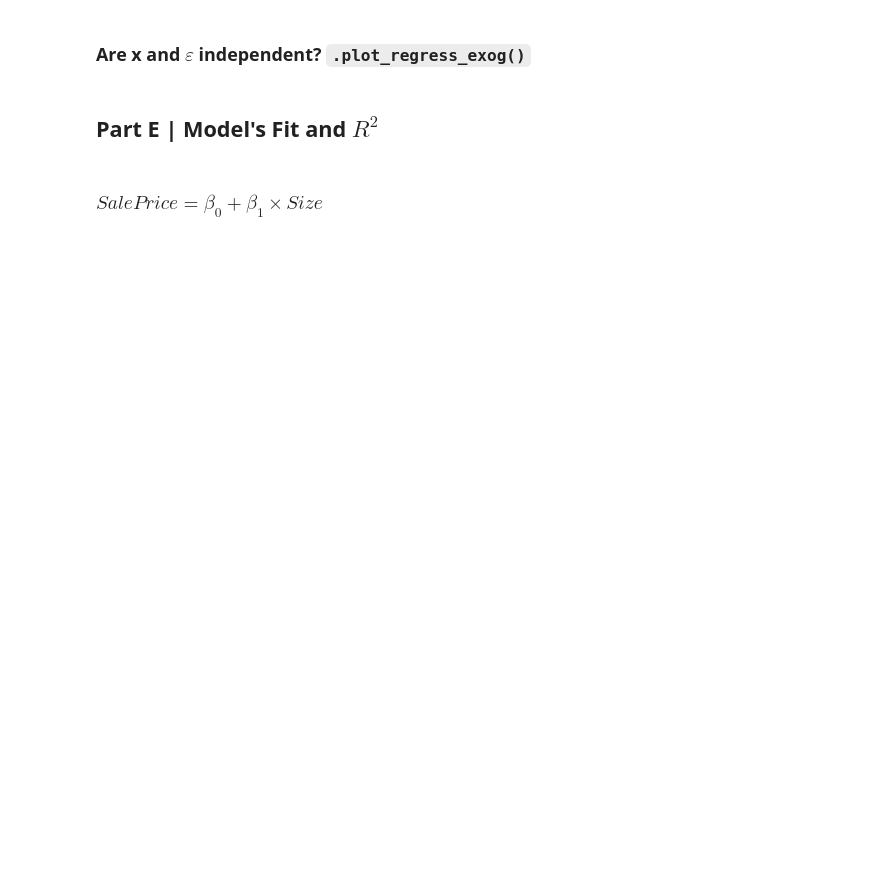
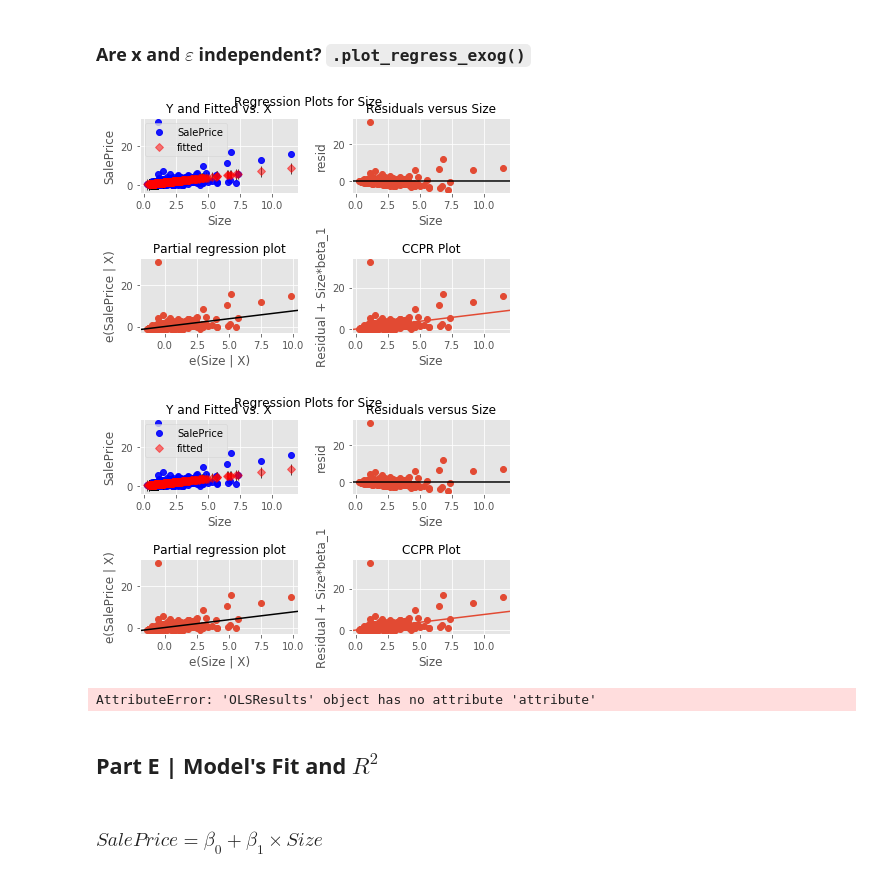
Before and after one commit to gummyz71/DS-SF-36, a Jupyter notebook: classes/08/notebooks/codealong-08-linear-regression-starter-code.ipynb, the cells around one changed output. Cells and saved outputs as stored; diff of their text form; code cells hidden in the pictures; blank space fills up the shorter version.

```diff
--- a/classes/08/notebooks/codealong-08-linear-regression-starter-code.ipynb
+++ b/classes/08/notebooks/codealong-08-linear-regression-starter-code.ipynb
@@ -204,3 +437,13 @@ model = smf.ols(formula = 'SalePrice ~ Size', data = df).fit()
+# %%
+import statsmodels
+statsmodels.graphics.regressionplots.plot_regress_exog(model ,'Size')
+# %% [output]
+[figure, added]
+[figure, added]
+# %%
+model
+# %% [output]
+AttributeError: 'OLSResults' object has no attribute 'attribute'
 # %% [markdown]
 ## Part E | Model's Fit and $R^2$
 # %%
```
Also changed, not shown: parts of 44 cells of this notebook.
